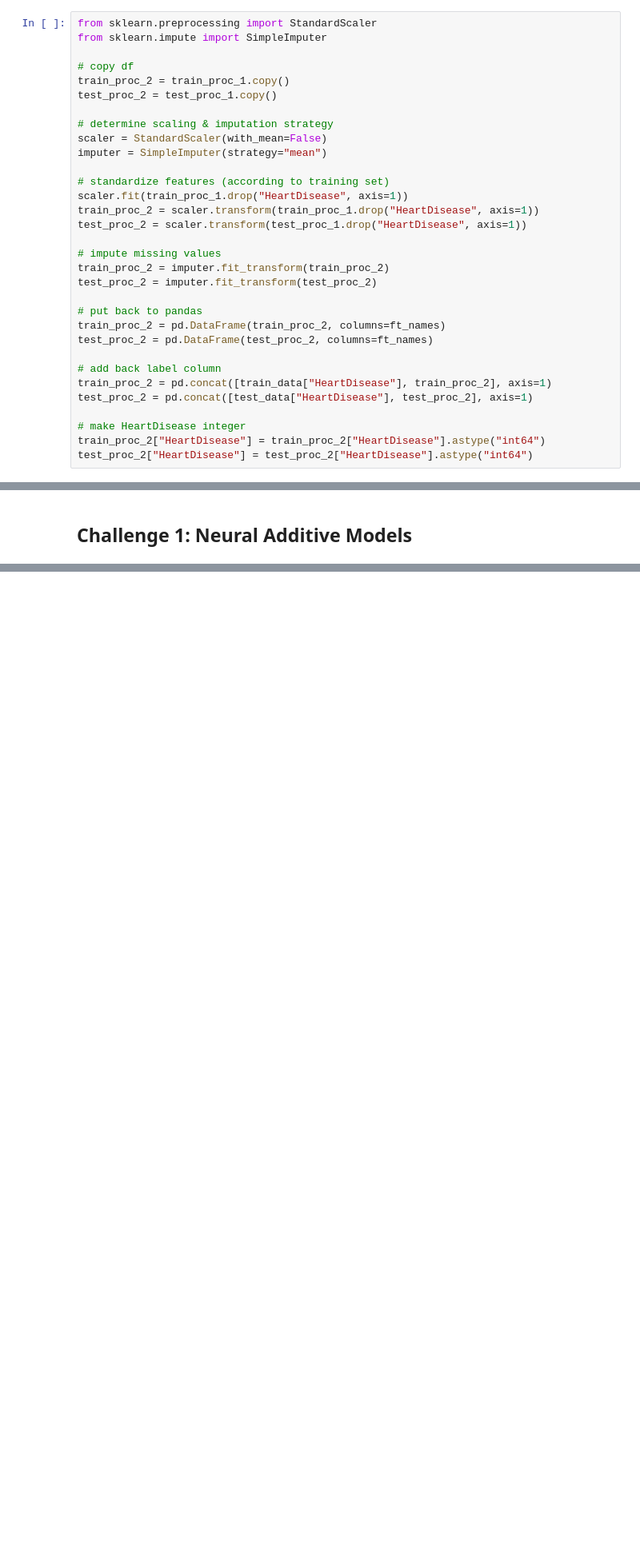
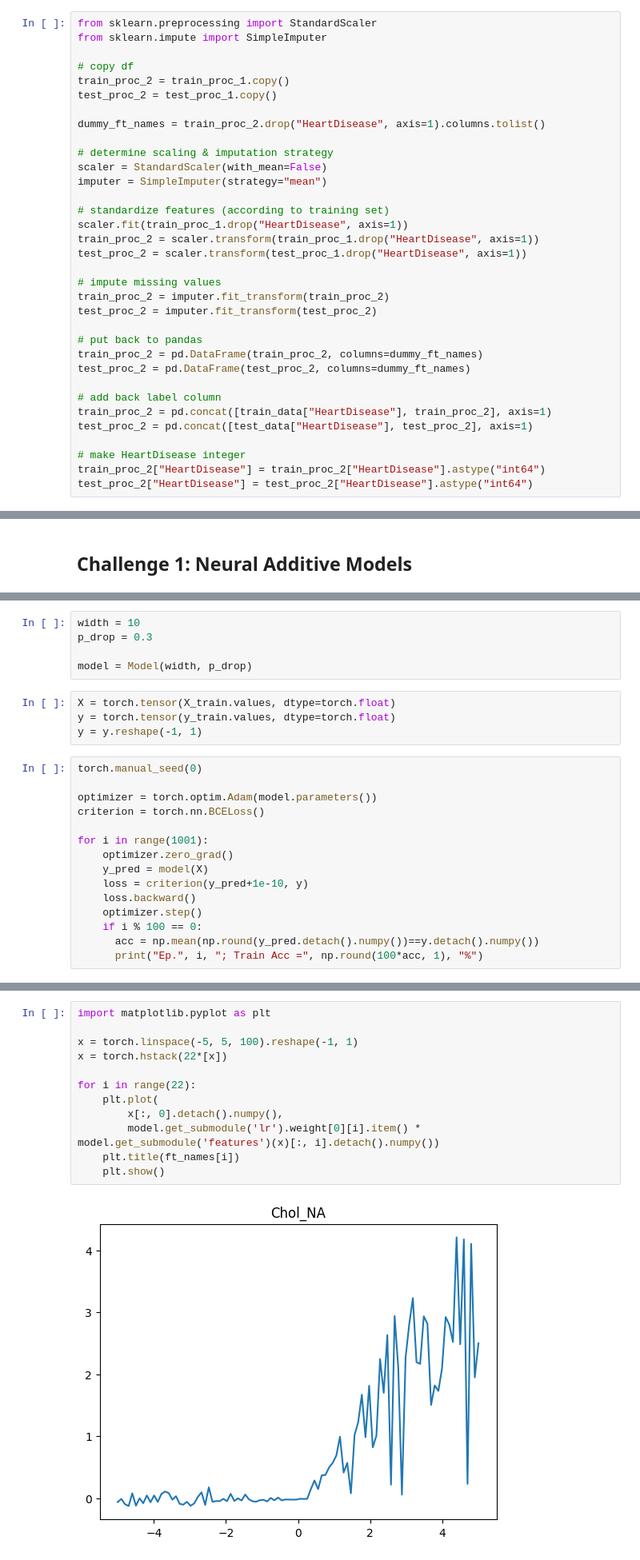
Before and after one commit to nmamie/ML4H_Project1, a Jupyter notebook: ML4H_Project1_Task1_Nici.ipynb, the cells around one changed output, grey strips where cells are left out. Shown at 80% size. Cells and saved outputs as stored; diff of their text form; blank space fills up the shorter version.

```diff
--- a/ML4H_Project1_Task1_Nici.ipynb
+++ b/ML4H_Project1_Task1_Nici.ipynb
@@ -265,6 +304,8 @@ from sklearn.impute import SimpleImputer
 # copy df
 train_proc_2 = train_proc_1.copy()
 test_proc_2 = test_proc_1.copy()
+
+dummy_ft_names = train_proc_2.drop("HeartDisease", axis=1).columns.tolist()
 
 # determine scaling & imputation strategy
 scaler = StandardScaler(with_mean=False)
@@ -280,8 +321,8 @@ train_proc_2 = imputer.fit_transform(train_proc_2)
 test_proc_2 = imputer.fit_transform(test_proc_2)
 
 # put back to pandas
-train_proc_2 = pd.DataFrame(train_proc_2, columns=ft_names)
-test_proc_2 = pd.DataFrame(test_proc_2, columns=ft_names)
+train_proc_2 = pd.DataFrame(train_proc_2, columns=dummy_ft_names)
+test_proc_2 = pd.DataFrame(test_proc_2, columns=dummy_ft_names)
 
 # add back label column
 train_proc_2 = pd.concat([train_data["HeartDisease"], train_proc_2], axis=1)
@@ -854,0 +743,24 @@ RuntimeError: ignored
+# %%
+width = 10
+p_drop = 0.3
+
+model = Model(width, p_drop)
+# %%
+X = torch.tensor(X_train.values, dtype=torch.float)
+y = torch.tensor(y_train.values, dtype=torch.float)
+y = y.reshape(-1, 1)
+# %%
+torch.manual_seed(0)
+
+optimizer = torch.optim.Adam(model.parameters())
+criterion = torch.nn.BCELoss()
+
+for i in range(1001):
+    optimizer.zero_grad()
+    y_pred = model(X)
+    loss = criterion(y_pred+1e-10, y)
+    loss.backward()
+    optimizer.step()
+    if i % 100 == 0:
+      acc = np.mean(np.round(y_pred.detach().numpy())==y.detach().numpy())
+      print("Ep.", i, "; Train Acc =", np.round(100*acc, 1), "%")
@@ -854,0 +779,14 @@ RuntimeError: ignored
+# %%
+import matplotlib.pyplot as plt
+
+x = torch.linspace(-5, 5, 100).reshape(-1, 1)
+x = torch.hstack(22*[x])
+
+for i in range(22):
+    plt.plot(
+        x[:, 0].detach().numpy(),
+        model.get_submodule('lr').weight[0][i].item() * model.get_submodule('features')(x)[:, i].detach().numpy())
+    plt.title(ft_names[i])
+    plt.show()
+# %% [output]
+[figure, added]
```
Also changed, not shown: parts of 48 cells of this notebook.
